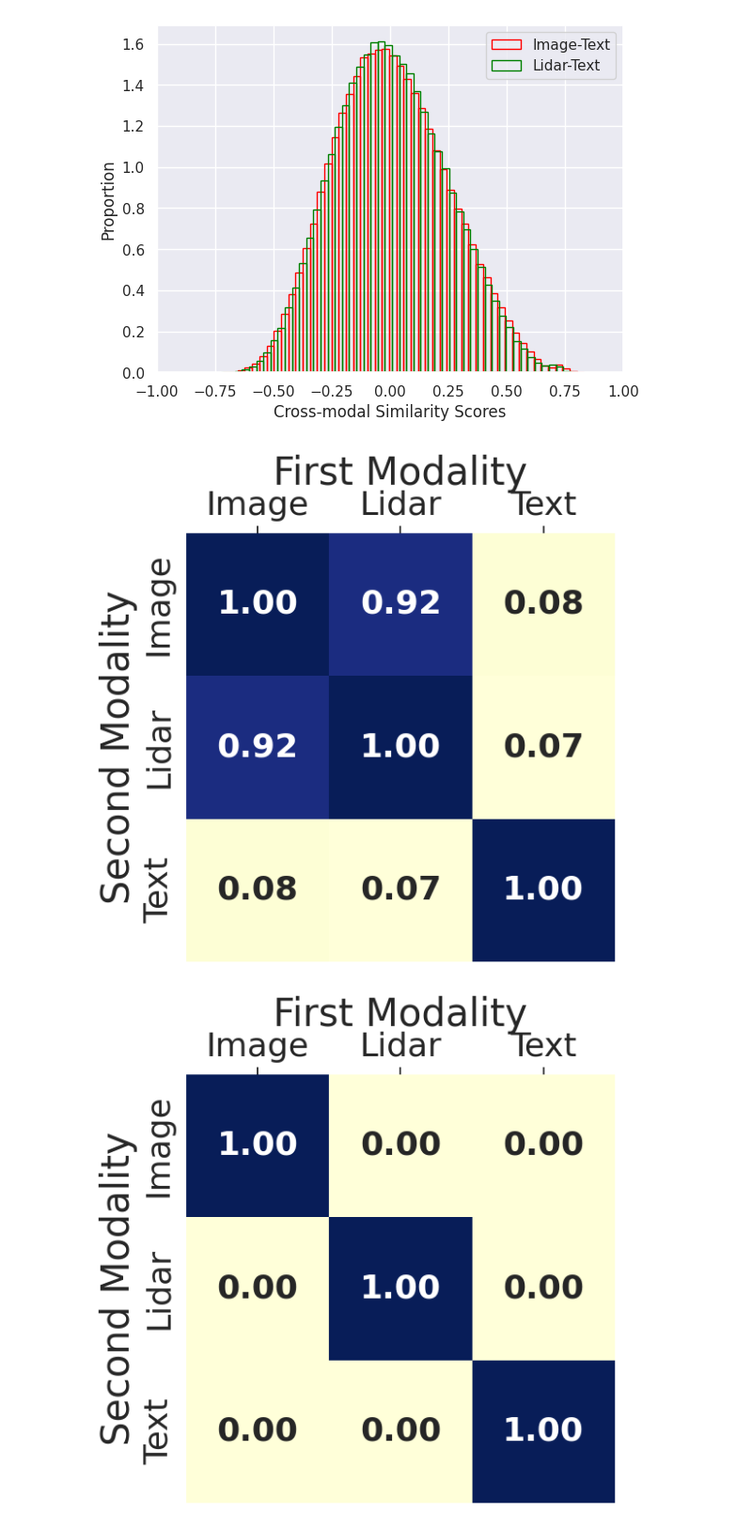
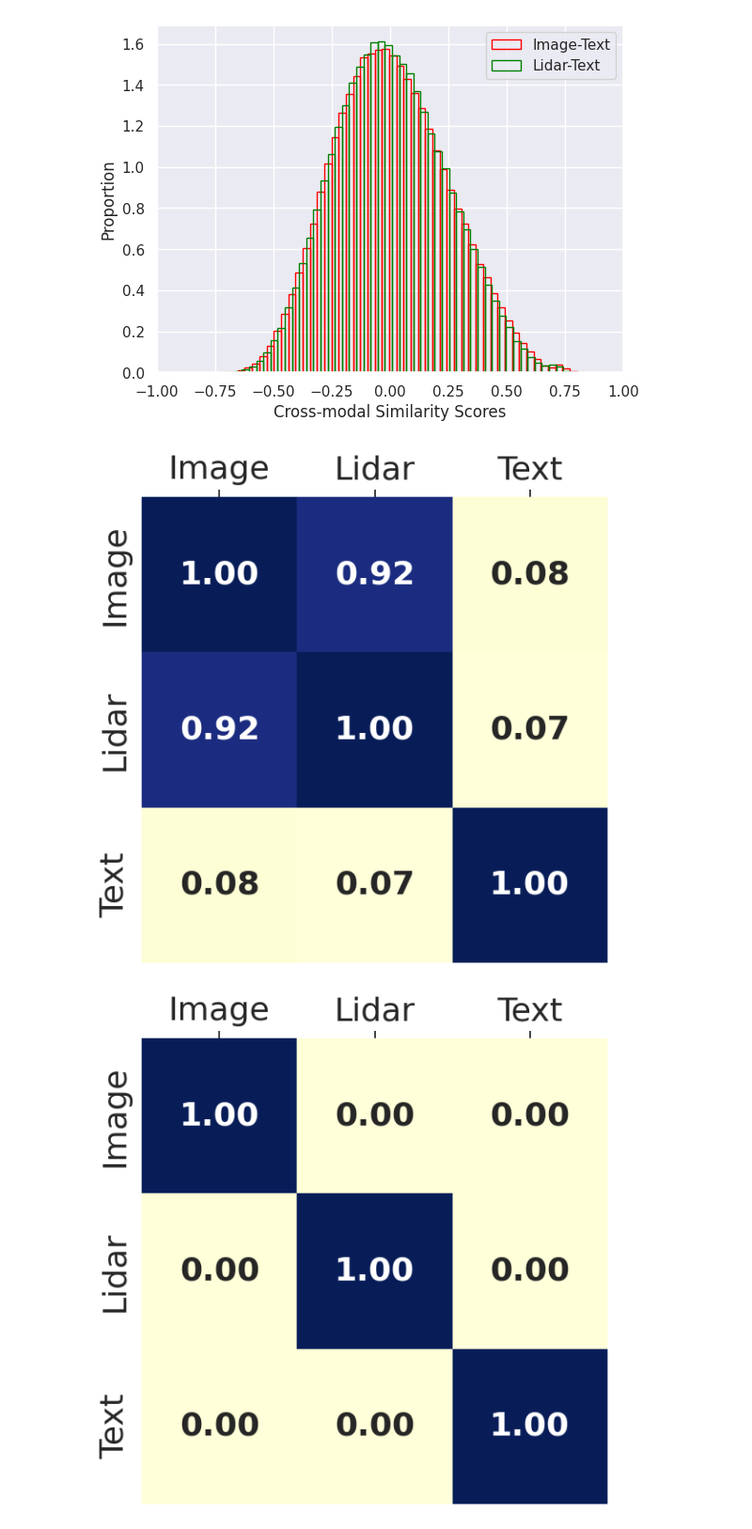
Before and after one commit to UTAustin-SwarmLab/Multi-modal-Data-Alignment, a Jupyter notebook: mmda/plot_nonconformity.ipynb, the cells around one changed output. Shown at 94% size. Drawn from its saved outputs; the diff is of its cells as text; code cells hidden in the pictures.

```diff
--- a/mmda/plot_nonconformity.ipynb
+++ b/mmda/plot_nonconformity.ipynb
@@ -268,39 +268,39 @@ ax = sns.heatmap(
     annot_kws={"size": 26, "weight": "bold"},
 )
 ax.xaxis.tick_top()
-plt.xlabel("First Modality", fontsize=30)
-plt.ylabel("Second Modality", fontsize=30)
+# plt.xlabel("First Modality", fontsize=30)
+# plt.ylabel("Second Modality", fontsize=30)
 plt.xticks(fontsize=26)
 plt.yticks(fontsize=26)
 plt.tight_layout()
 ax.xaxis.set_label_position("top")  # Move the label to the top
 # plt.title("Correlation Coefficients between Modalities")
 plt.savefig(plot_path / "correlation_matrix.pdf", dpi=300, bbox_inches='tight')
 plt.show()
 
 # Plotting spearman coefficients heatmap
 plt.figure(figsize=(8, 6))
 ax = sns.heatmap(
     spearman_matrix,
     fmt=".2f",
     cmap="YlGnBu",
     cbar=False,
     square=True,
     xticklabels=modalities,
     yticklabels=modalities,
     annot=True,
     annot_kws={"size": 26, "weight": "bold"},
 )
 ax.xaxis.tick_top()
-plt.xlabel("First Modality", fontsize=30)
-plt.ylabel("Second Modality", fontsize=30)
+# plt.xlabel("First Modality", fontsize=30)
+# plt.ylabel("Second Modality", fontsize=30)
 plt.xticks(fontsize=26)
 plt.yticks(fontsize=26)
 plt.tight_layout()
 ax.xaxis.set_label_position("top")  # Move the label to the top
 # plt.title("Spearman Coefficients between Modalities")
 plt.savefig(plot_path / "spearman_matrix.pdf", dpi=300, bbox_inches='tight')
 plt.show()
 # %% [output]
-[figure, old version]
+[figure, new version]
-[figure, old version]
+[figure, new version]
```
Also changed, not shown: 12 other files.
